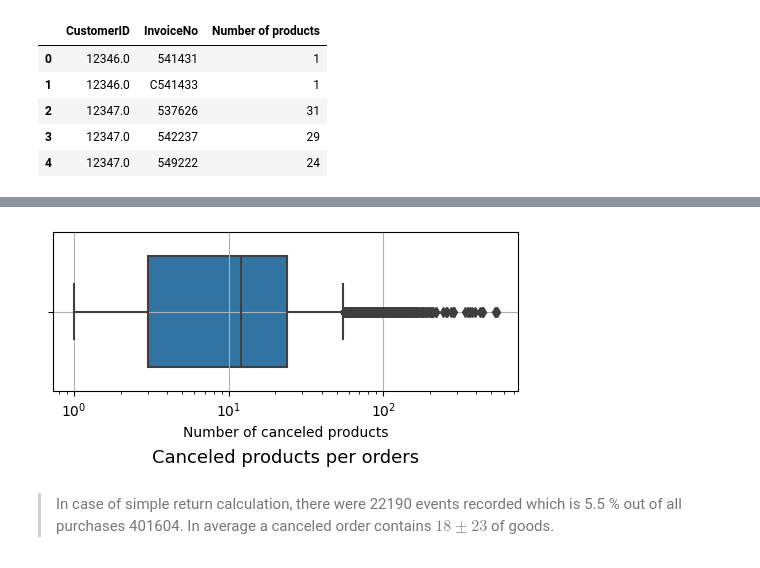
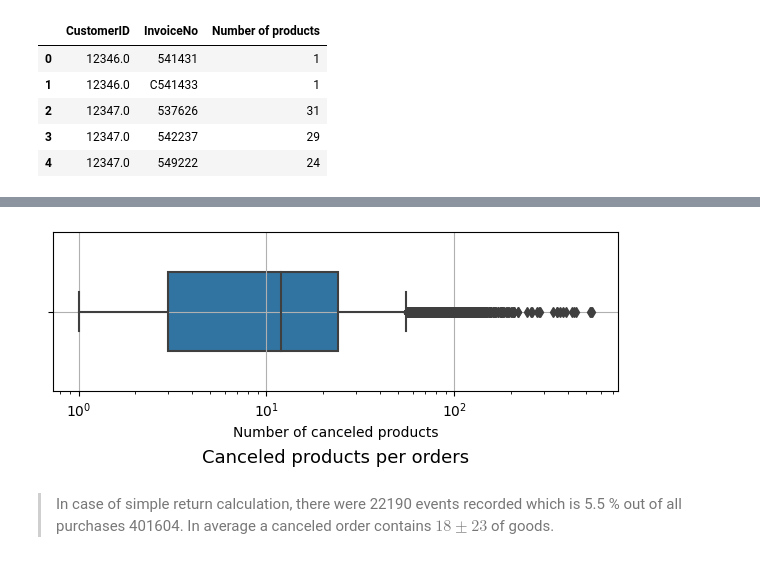
Before and after one commit to Alex1iv/web_shop_customers_segmentation, a Jupyter notebook: notebooks/webshop_segmentation.ipynb, the cells around one changed output, grey strips where cells are left out. Cells and saved outputs as stored; diff of their text form; code cells hidden in the pictures.

```diff
--- a/notebooks/webshop_segmentation.ipynb
+++ b/notebooks/webshop_segmentation.ipynb
@@ -25,7 +25,7 @@ import os, sys
 from IPython.display import clear_output
 
 # Display fixed length of a dataframe
-pd.set_option("display.max_rows", 9, "display.max_columns", 9)
+pd.set_option("display.max_rows", 9, "display.max_columns", None)
 
 #set path
 sys.path.insert(1, '../')
@@ -35,10 +35,12 @@ from utils.functions import outliers_tukey, get_quantity_canceled
 
 # Import parameters
 config = config_reader('../config/config.json')
-random_state = config.random_state
-figures_path = config.figures_path
-#sampler = TPESampler(seed=random_seed) # fix random seed
-df = pd.read_csv(config.data_path + 'webshop_data.zip', encoding='ISO-8859-1')
+random_state =  config.random_state
+path_figures =  config.path_figures
+path_data =     config.path_data
+
+#sampler = TPESampler(seed=random_state) # fix random seed
+df = pd.read_csv(path_data + 'webshop_data.zip', encoding='ISO-8859-1')
 # %%
 data = df.copy()
 data.sample(5)
@@ -142,18 +157,18 @@ Number of returns: 22190 which is 5.5 % out of all purchases 401604
 
 # cleaned_df.head()
 # %%
-fig = plt.figure(figsize=(5, 3))
+fig = plt.figure(figsize=(6,3))
 
 fig = sns.boxplot(data=nb_products_per_basket, x='Number of products', \
-    orient='h',width=0.7)
+    orient='h', width=0.5)
 #plt.axvline(x=boundaries['upper_bound'], color='r')
 fig.set_title('Canceled products per orders', y=-0.5, fontsize=13)
 fig.set_xlabel('Number of canceled products')
 fig.set_xscale('log')
 plt.tight_layout()
 fig.grid();
 # %% [output]
-[figure, old version]
+[figure, new version]
 # %% [markdown]
 > In case of simple return calculation, there were 22190 events recorded which is 5.5 % out of all purchases 401604. In average a canceled order contains $18 \pm 23$ of goods.
 # %%
```
Also changed, not shown: parts of 53 cells of this notebook, 4 other files.
